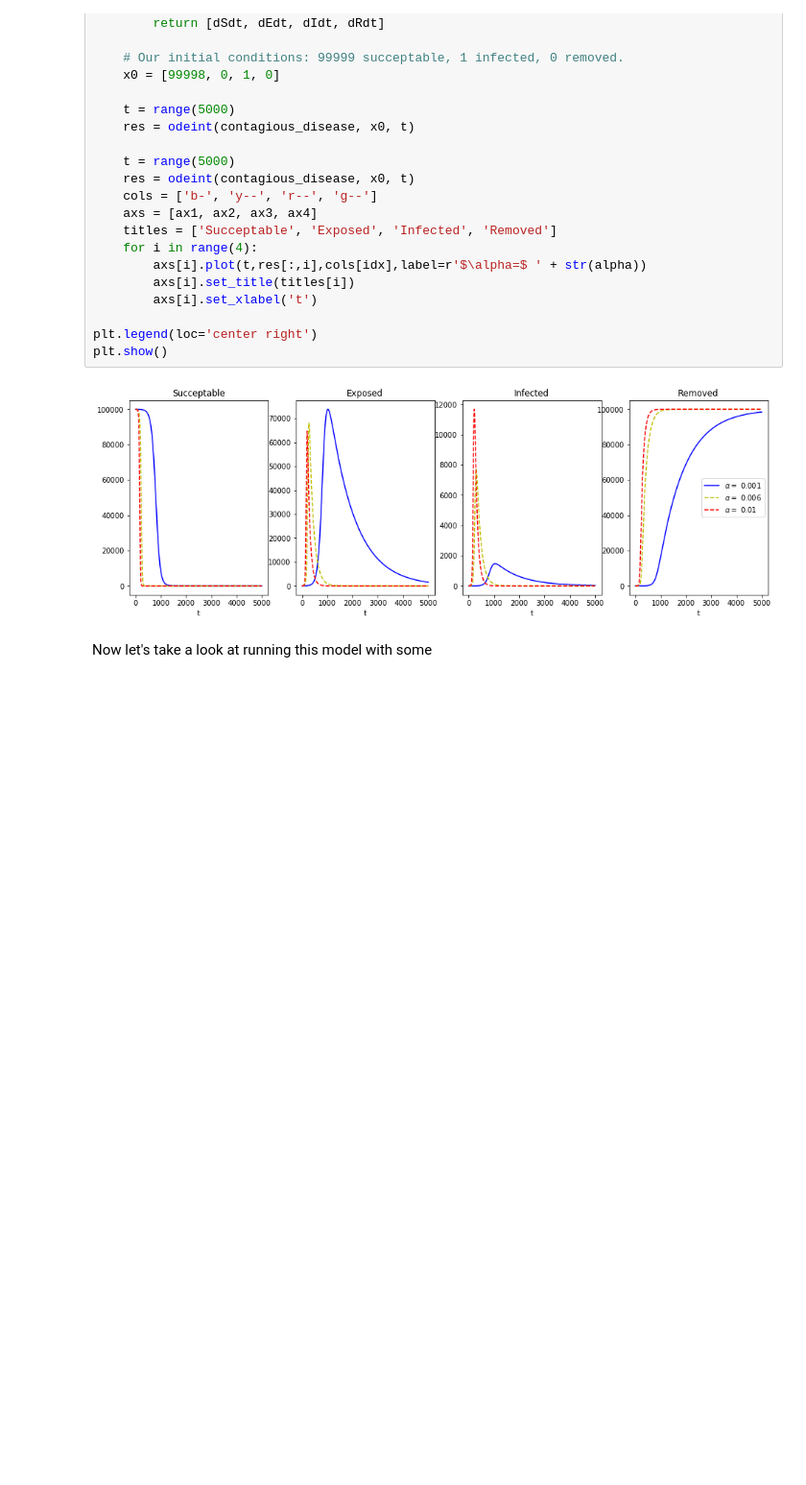
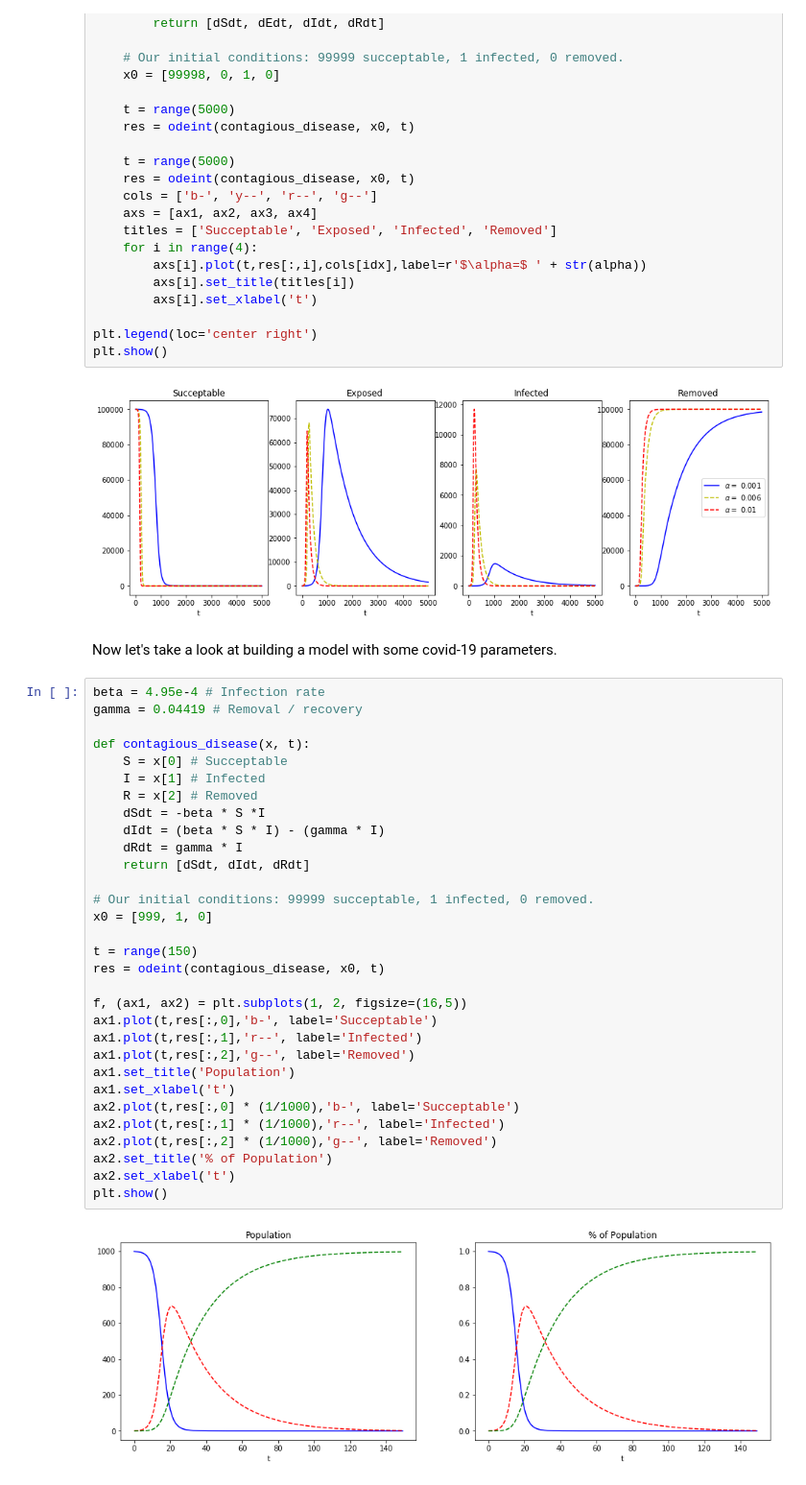
Before and after one commit to samroon2/math_models, a Jupyter notebook: deterministic_modelling_of_contagious_disease.ipynb, the cells around one changed output. Shown at 96% size. Drawn from its saved outputs; the diff is of its cells as text; blank space fills up the shorter version.

```diff
--- a/deterministic_modelling_of_contagious_disease.ipynb
+++ b/deterministic_modelling_of_contagious_disease.ipynb
@@ -459,4 +459,37 @@ plt.show()
 # %% [output]
 [figure]
 # %% [markdown]
-Now let's take a look at running this model with some
+Now let's take a look at building a model with some covid-19 parameters.
+# %%
+beta = 4.95e-4 # Infection rate
+gamma = 0.04419 # Removal / recovery
+
+def contagious_disease(x, t):
+    S = x[0] # Succeptable
+    I = x[1] # Infected
+    R = x[2] # Removed
+    dSdt = -beta * S *I
+    dIdt = (beta * S * I) - (gamma * I)
+    dRdt = gamma * I
+    return [dSdt, dIdt, dRdt]
+
+# Our initial conditions: 99999 succeptable, 1 infected, 0 removed.
+x0 = [999, 1, 0]
+
+t = range(150)
+res = odeint(contagious_disease, x0, t)
+
+f, (ax1, ax2) = plt.subplots(1, 2, figsize=(16,5))
+ax1.plot(t,res[:,0],'b-', label='Succeptable')
+ax1.plot(t,res[:,1],'r--', label='Infected')
+ax1.plot(t,res[:,2],'g--', label='Removed')
+ax1.set_title('Population')
+ax1.set_xlabel('t')
+ax2.plot(t,res[:,0] * (1/1000),'b-', label='Succeptable')
+ax2.plot(t,res[:,1] * (1/1000),'r--', label='Infected')
+ax2.plot(t,res[:,2] * (1/1000),'g--', label='Removed')
+ax2.set_title('% of Population')
+ax2.set_xlabel('t')
+plt.show()
+# %% [output]
+[figure, added]
```
Also changed, not shown: parts of 6 cells of this notebook.
